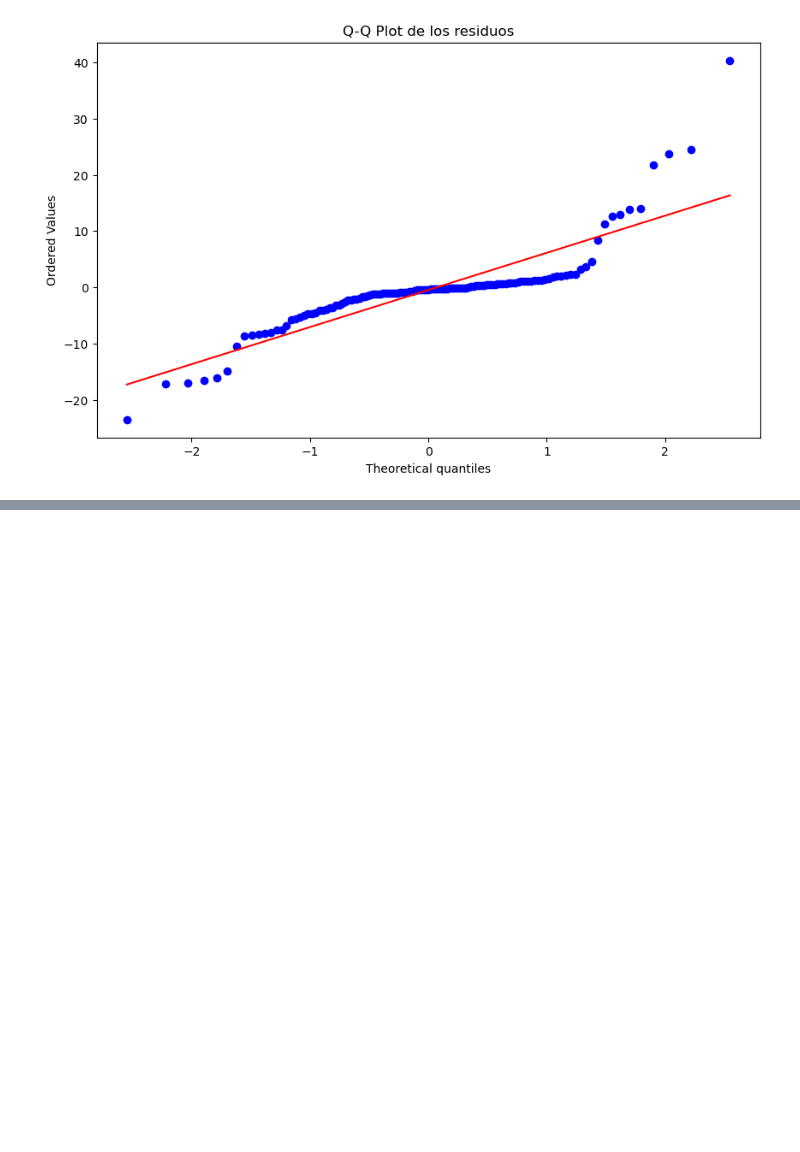
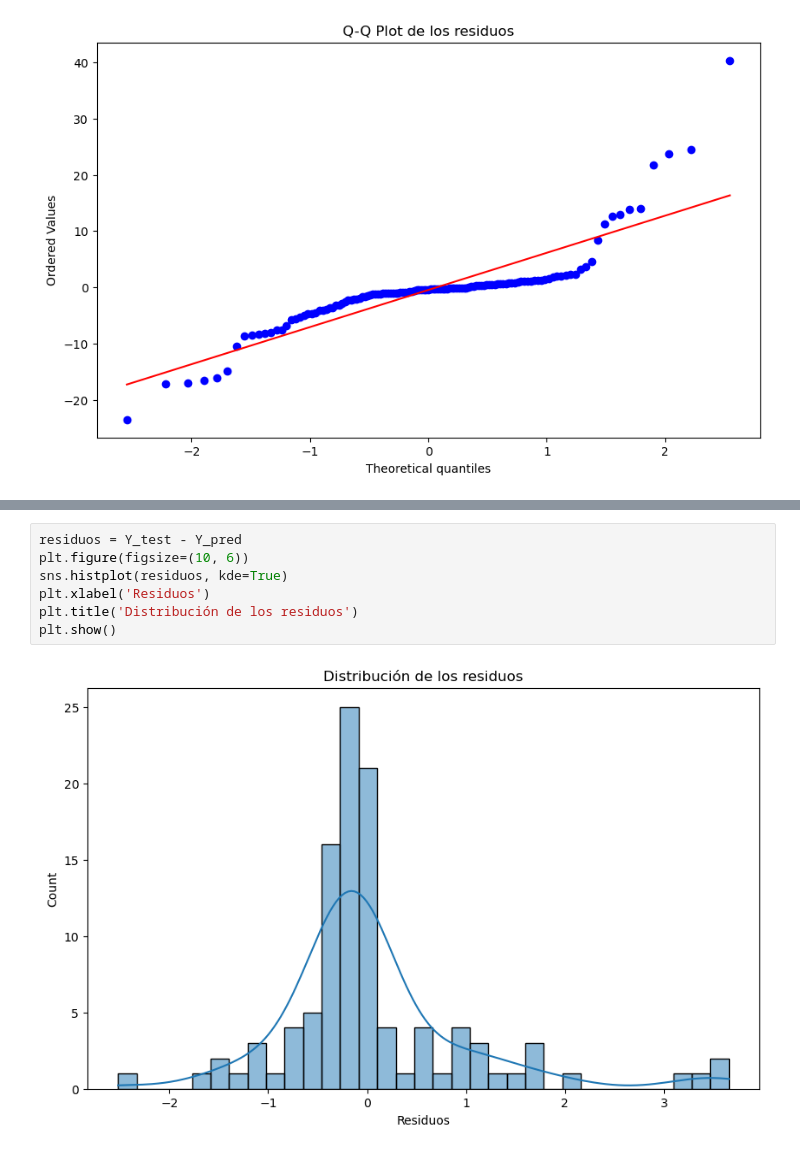
Before and after one commit to RubG4/TFM_MasterBigData_MTG, a Jupyter notebook: Modelos/ModeloSupervisado.ipynb, the cells around one changed output, grey strips where cells are left out. Cells and saved outputs as stored; diff of their text form; blank space fills up the shorter version.

```diff
--- a/Modelos/ModeloSupervisado.ipynb
+++ b/Modelos/ModeloSupervisado.ipynb
@@ -94,0 +293,9 @@ plt.show()
+# %%
+residuos = Y_test - Y_pred
+plt.figure(figsize=(10, 6))
+sns.histplot(residuos, kde=True)
+plt.xlabel('Residuos')
+plt.title('Distribución de los residuos')
+plt.show()
+# %% [output]
+[figure, added]
```
Also changed, not shown: parts of 18 cells of this notebook.
